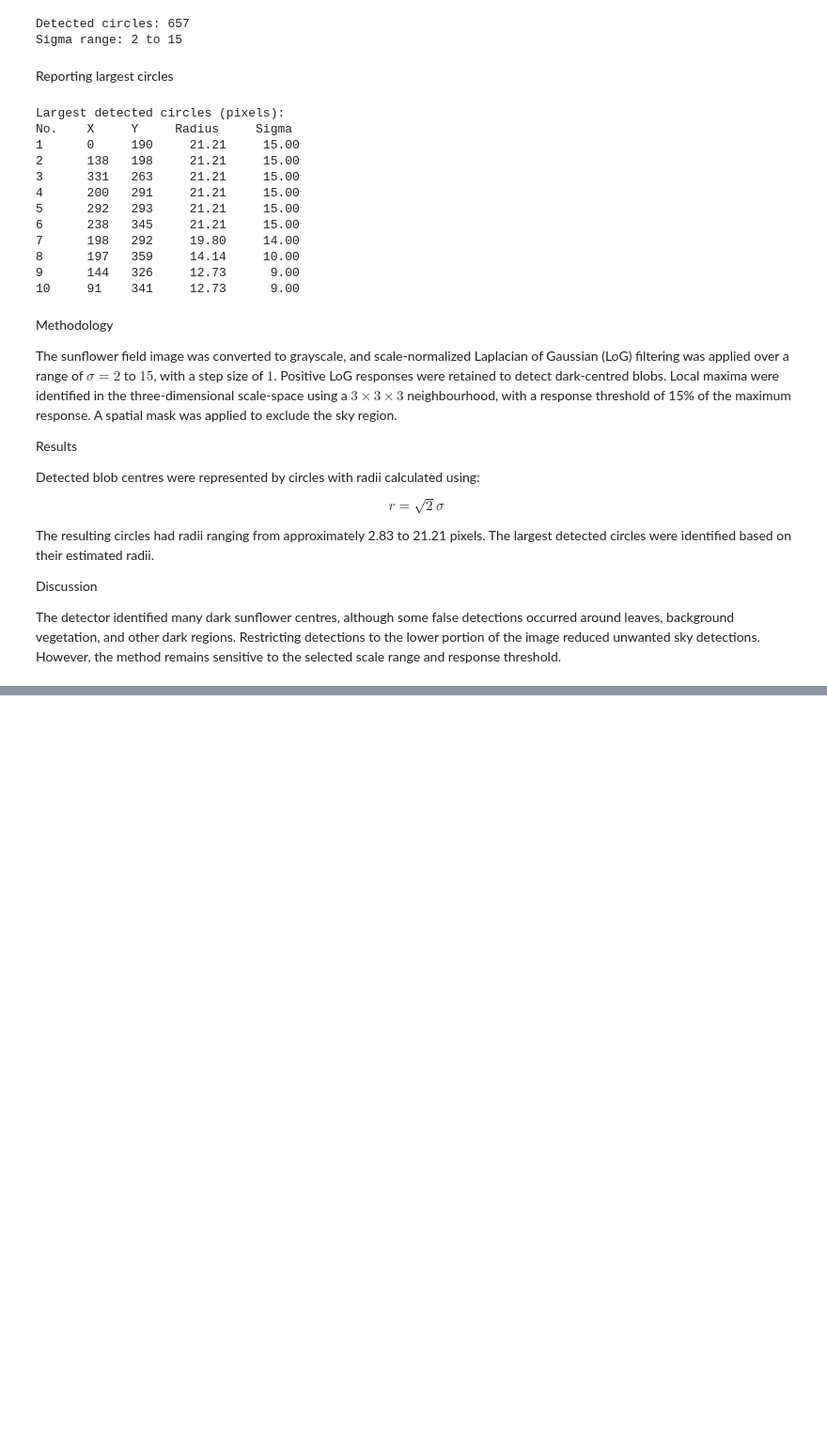
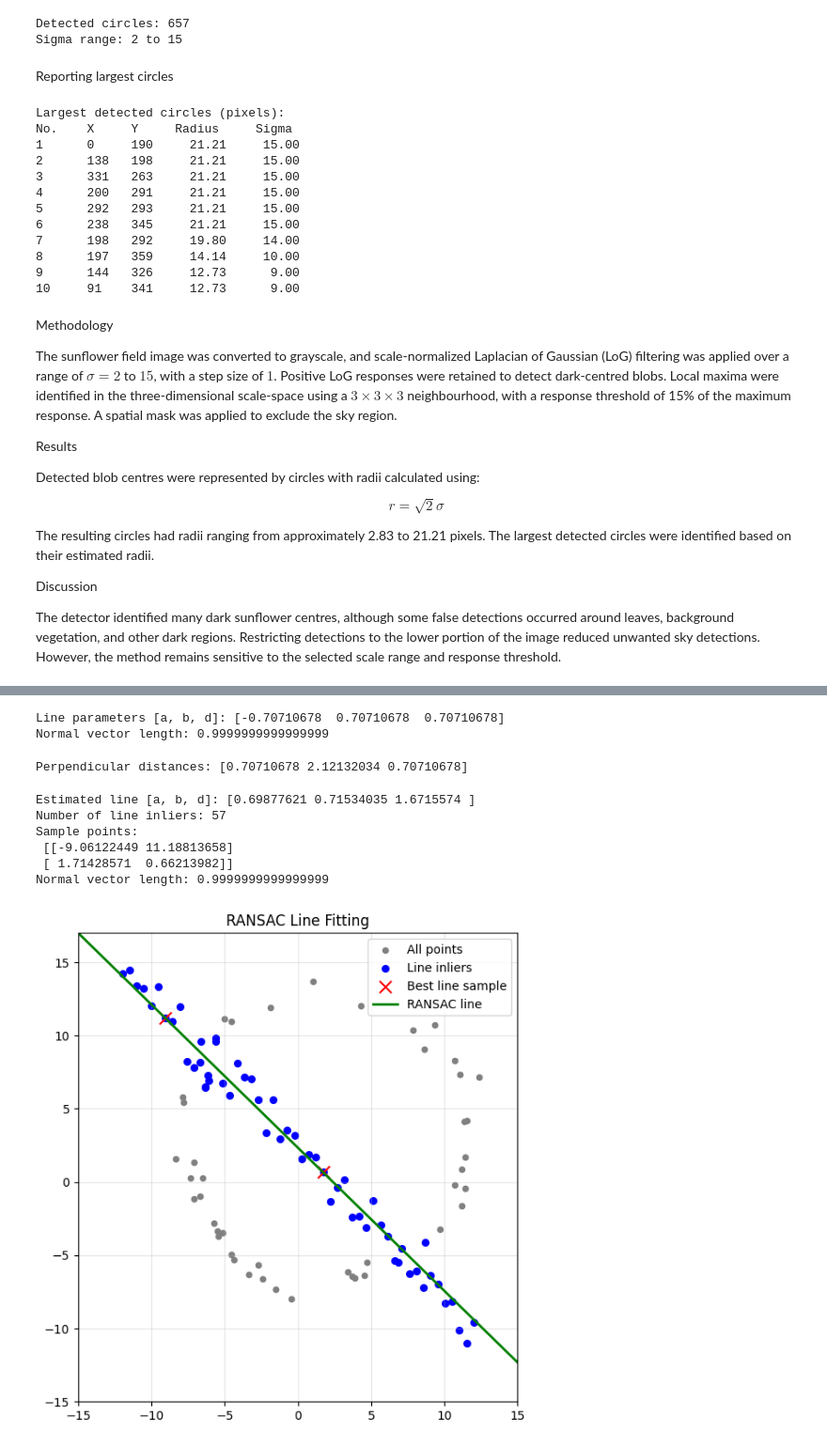
Before and after one commit to Janani-Hendeniya/EN3160-Assignment-02, a Jupyter notebook: 230238R_a02.ipynb, the cells around one changed output, grey strips where cells are left out. Shown at 94% size. Cells and saved outputs as stored; diff of their text form; code cells hidden in the pictures; blank space fills up the shorter version.

```diff
--- a/230238R_a02.ipynb
+++ b/230238R_a02.ipynb
@@ -104,0 +183,13 @@ The detector identified many dark sunflower centres, although some false detecti
+# %%
+# Test the normalized line function
+
+line = line_from_points(
+    np.array([1, 2]),
+    np.array([3, 4])
+)
+
+print("Line parameters [a, b, d]:", line)
+print("Normal vector length:", np.linalg.norm(line[:2]))
+# %% [output]
+Line parameters [a, b, d]: [-0.70710678  0.70710678  0.70710678]
+Normal vector length: 0.9999999999999999
@@ -104,0 +205,8 @@ The detector identified many dark sunflower centres, although some false detecti
+# %%
+test_points = np.array([[1, 1], [3, 1], [5, 5]])
+
+errors = line_errors(test_points, line)
+
+print("Perpendicular distances:", errors)
+# %% [output]
+Perpendicular distances: [0.70710678 2.12132034 0.70710678]
@@ -104,0 +256,57 @@ The detector identified many dark sunflower centres, although some false detecti
+# %%
+# Estimate the line using RANSAC
+
+best_line, line_inliers, line_sample = ransac_line(X)
+
+print("Estimated line [a, b, d]:", best_line)
+print("Number of line inliers:", np.sum(line_inliers))
+print("Sample points:\n", line_sample)
+print("Normal vector length:",
+      np.linalg.norm(best_line[:2]))
+# %% [output]
+Estimated line [a, b, d]: [0.69877621 0.71534035 1.6715574 ]
+Number of line inliers: 57
+Sample points:
+ [[-9.06122449 11.18813658]
+ [ 1.71428571  0.66213982]]
+Normal vector length: 0.9999999999999999
+# %%
+# Visualize RANSAC line estimation
+
+fig, ax = plt.subplots(figsize=(7, 7))
+
+# Plot all points
+ax.scatter(X[:, 0], X[:, 1],
+           s=20, color="gray", label="All points")
+
+# Highlight line inliers
+ax.scatter(X[line_inliers, 0], X[line_inliers, 1],
+           s=30, color="blue", label="Line inliers")
+
+# Highlight the two sampled points
+ax.scatter(line_sample[:, 0], line_sample[:, 1],
+           s=100, marker="x", color="red",
+           label="Best line sample")
+
+# Draw estimated line
+a, b, d = best_line
+x_vals = np.linspace(-15, 15, 200)
+
+if abs(b) > 1e-10:
+    y_vals = (d - a * x_vals) / b
+    ax.plot(x_vals, y_vals, "g-",
+            linewidth=2, label="RANSAC line")
+else:
+    ax.axvline(d / a, color="green",
+               linewidth=2, label="RANSAC line")
+
+ax.set_xlim(-15, 15)
+ax.set_ylim(-15, 17)
+ax.set_aspect("equal")
+ax.grid(alpha=0.3)
+ax.legend()
+ax.set_title("RANSAC Line Fitting")
+
+plt.show()
+# %% [output]
+[figure, added]
```
Also changed, not shown: parts of 35 cells of this notebook.
